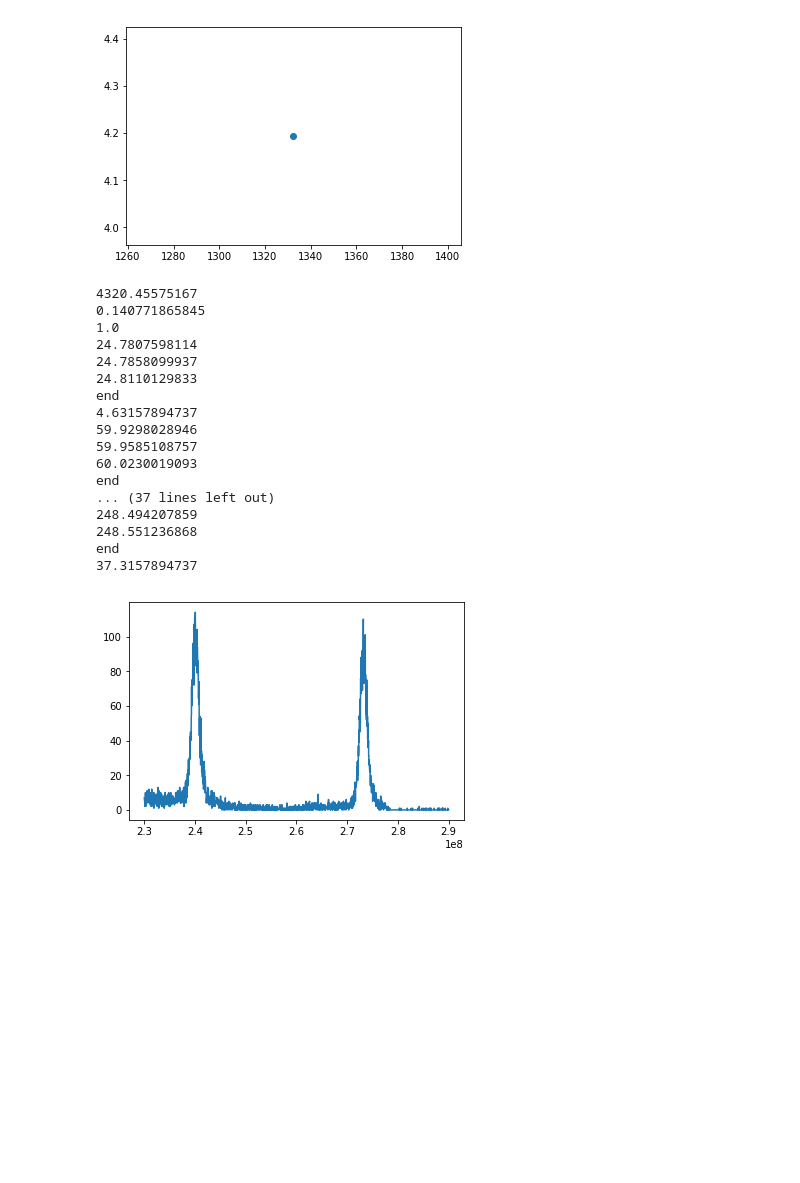
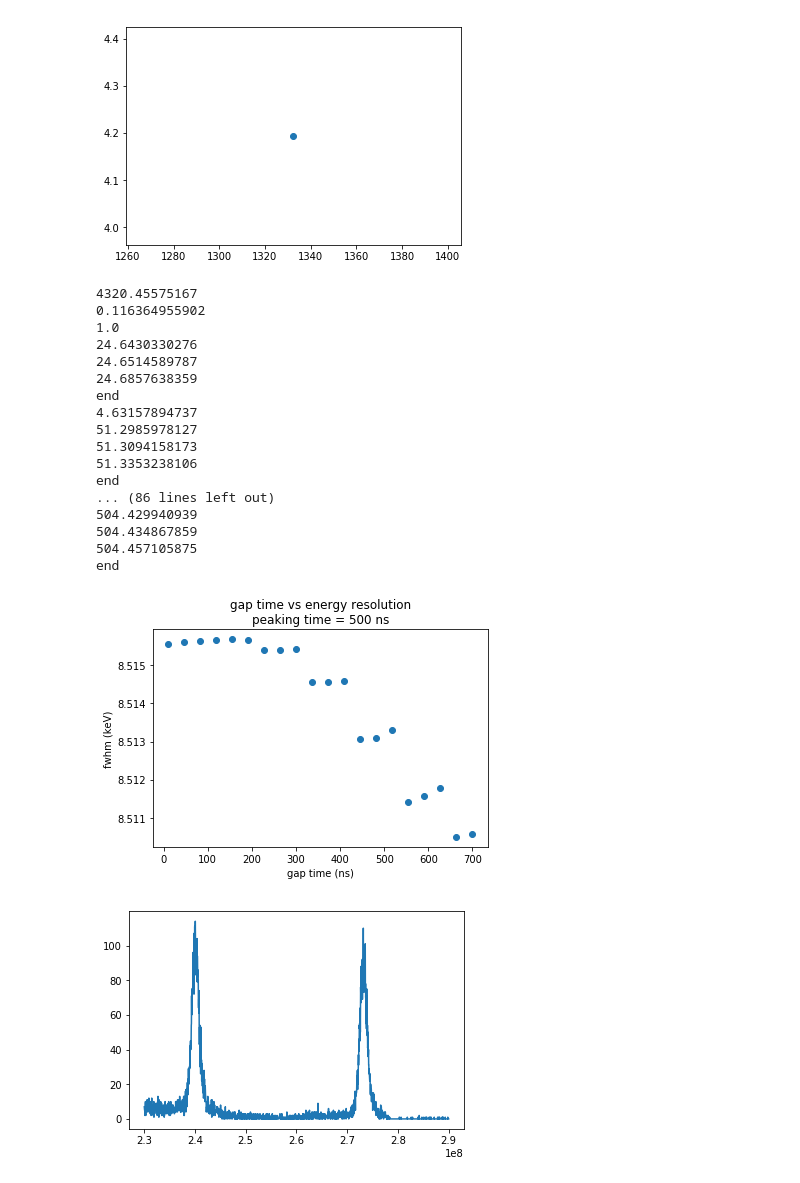
Before and after one commit to jmsz/lab3, a Jupyter notebook: lab1_analysis.py.ipynb, the cells around one changed output. Cells and saved outputs as stored; diff of their text form; code cells hidden in the pictures; blank space fills up the shorter version.

```diff
--- a/lab1_analysis.py.ipynb
+++ b/lab1_analysis.py.ipynb
@@ -28,9 +31,6 @@ import tables
 import sys
 import csv
 # %%
-#BASELINE CORREXTION #np.mean(data['Rawdata']) np apply along axis 0 = comuln, 1 = row, reshape?
-#def fast_baseline_correction(data):
-
 @jit(parallel = True)
 def baseline_correction(data):
     n_data = len(data)
@@ -74,7 +74,7 @@ def trapezoidal_filter(signal, m, k, M):
     return acc_2
 
 @jit(parallel = True)
-def get_energy_value(data): # TODO
+def get_energy_value(data):
     energy = max(data)
     return energy
 
@@ -89,8 +89,8 @@ def trapezoidal_filter_energy(signal, m, k, M):
         sum1 = signal[i] - signal[i - k]
         sum2 = signal[i - k - m - k] - signal[i - k - m]
         sum_3[i] = sum1 + sum2
-        acc_1[i] = sum_3[i] + acc_1[i - 1] # S(n-1) + sum3(n)
-        sum_4[i] = acc_1[i] + M * sum_3[i] #PZ correction?? same?
+        acc_1[i] = sum_3[i] + acc_1[i - 1]
+        sum_4[i] = acc_1[i] + M * sum_3[i]
         acc_2[i] = sum_4[i] + acc_2[i-1]
     nrg = round(get_energy_value(acc_2), 7)
     return nrg
@@ -99,7 +99,7 @@ def get_time_values(length_of_data, sampling_time):
     time_values = np.linspace(0, length_of_data * sampling_time, length_of_data)
     return time_values
 
-def FitExponential(x, y):
+def fit_expoenential(x, y):
     exp = lmfit.models.ExponentialModel(prefix='exp_')
     pars = exp.guess(y, x=x)
     mod = exp
@@ -107,7 +107,7 @@ def FitExponential(x, y):
     out = mod.fit(y, pars, x=x)
     return out.params
 
-def FitExponentialWithPlot(x, y):
+def fit_expoenential_with_plot(x, y):
     exp = lmfit.models.ExponentialModel(prefix='exp_')
     pars = exp.guess(y, x=x)
     mod = exp
@@ -120,12 +120,13 @@ def FitExponentialWithPlot(x, y):
     plt.show()
     return out.params
 
+@jit(parallel=True)
 def filter_and_get_energy(signal, peak, gap, M):
     signal = baseline_correction(signal)
-    energy_value = trapezoidal_filter_energy(signal, gap, peak, M)
+    energy_value = TrapezoidalFIlterEnergy(signal, gap, peak, M)
     return energy_value
 
-def FitGaussianWithPlot(x, y):
+def fit_gaussian_with_plot(x, y):
     mod = lmfit.models.GaussianModel()
     pars = mod.guess(y, x=x)
     out = mod.fit(y, pars, x=x)
@@ -138,7 +139,7 @@ def FitGaussianWithPlot(x, y):
     center = out.params['center'].value
     return fwhm, center
 
-def FitGaussian(x,y):
+def fit_gaussian(x,y):
     mod = lmfit.models.GaussianModel()
     pars = mod.guess(y, x=x)
     out  = mod.fit(y, pars, x=x)
@@ -146,7 +147,7 @@ def FitGaussian(x,y):
     center = out.params['center'].value
     return fwhm, center
 
-def ImportData(filename):
+def import_data(filename):
     # open file
     hf = tables.open_file(filename, "r")
     event_data = hf.root.EventData.read()
@@ -159,7 +160,7 @@ def ImportData(filename):
 
     return raw_data
 
-def GetBinCentersFromEdges(edges):
+def get_bin_centers_from_edges(edges):
     edges = np.array(edges)
     centers = (edges[:-1] + edges[1:]) / 2
     return centers
@@ -168,7 +169,7 @@ def find_M_value(data, num):
     tau_values = []
     for i in range(0, num, 1):
         signal = raw_data[i,:]
-        signal = baseline_correction(signal)
+        signal = BaselineCorrection(signal)
         x = np.asarray(range(np.argmax(signal), n_data, 1))
         y = np.asarray(signal[np.argmax(signal):n_data])
         out = FitExponential(x, y)
@@ -240,4 +243,13 @@ print(M)
 # %%
+# filename = 'data/co60.h5'
+filename = 'data/DATA_co60_2.h5'
+raw_data = import_data(filename)
+sampling_time = 10.0
+n_data = 4096
+x_values = np.linspace(0, n_data, n_data)
+M = find_M_value(raw_data, 10)
+print(M)
+#M = 4400
 raw_signal = raw_data[2,:]
 signal = baseline_correction(raw_signal)
 plt.plot(signal)
@@ -251,4 +263,6 @@ plt.cla()
 plt.clf()
 plt.plot(x_values, filtered_signal)
 plt.show()
+energy = get_energy_value(filtered_signal)
+print(energy)
 # %% [output]
@@ -388,7 +396,7 @@ print(M)
 #M = 4400
 end1 = time.time()
 print(end1 - start)
-k_values = [100]
+k_values = [50]
 m_values = np.linspace(1, 70, 20)
 fwhm_values = []
 m_values_ns = []
@@ -421,28 +429,31 @@ for m in m_values:
 # RUNTIME = 25 seconds per m loop
 # %% [output]
 4320.45575167
-0.140771865845
+0.116364955902
 1.0
-24.7807598114
-24.7858099937
-24.8110129833
+24.6430330276
+24.6514589787
+24.6857638359
 end
 4.63157894737
-59.9298028946
-59.9585108757
-60.0230019093
+51.2985978127
+51.3094158173
+51.3353238106
 end
-... (37 lines left out)
-248.494207859
-248.551236868
+... (86 lines left out)
+504.429940939
+504.434867859
+504.457105875
 end
-37.3157894737
 # %%
 plt.plot(m_values_ns, fwhm_values, 'o')
 plt.xlabel('gap time (ns)')
 plt.ylabel('fwhm (keV)')
-plt.title('gap time vs energy resolution' + '\n'  + 'peaking time = 1000 ns')
+plt.savefig('gap_optimization.png')
+plt.title('gap time vs energy resolution' + '\n'  + 'peaking time = 500 ns')
 plt.show()
+# %% [output]
+[figure, added]
 # %%
 plt.plot(bins, co_counts)
 plt.show()
```
Also changed, not shown: parts of 9 cells of this notebook, 2 other files.
